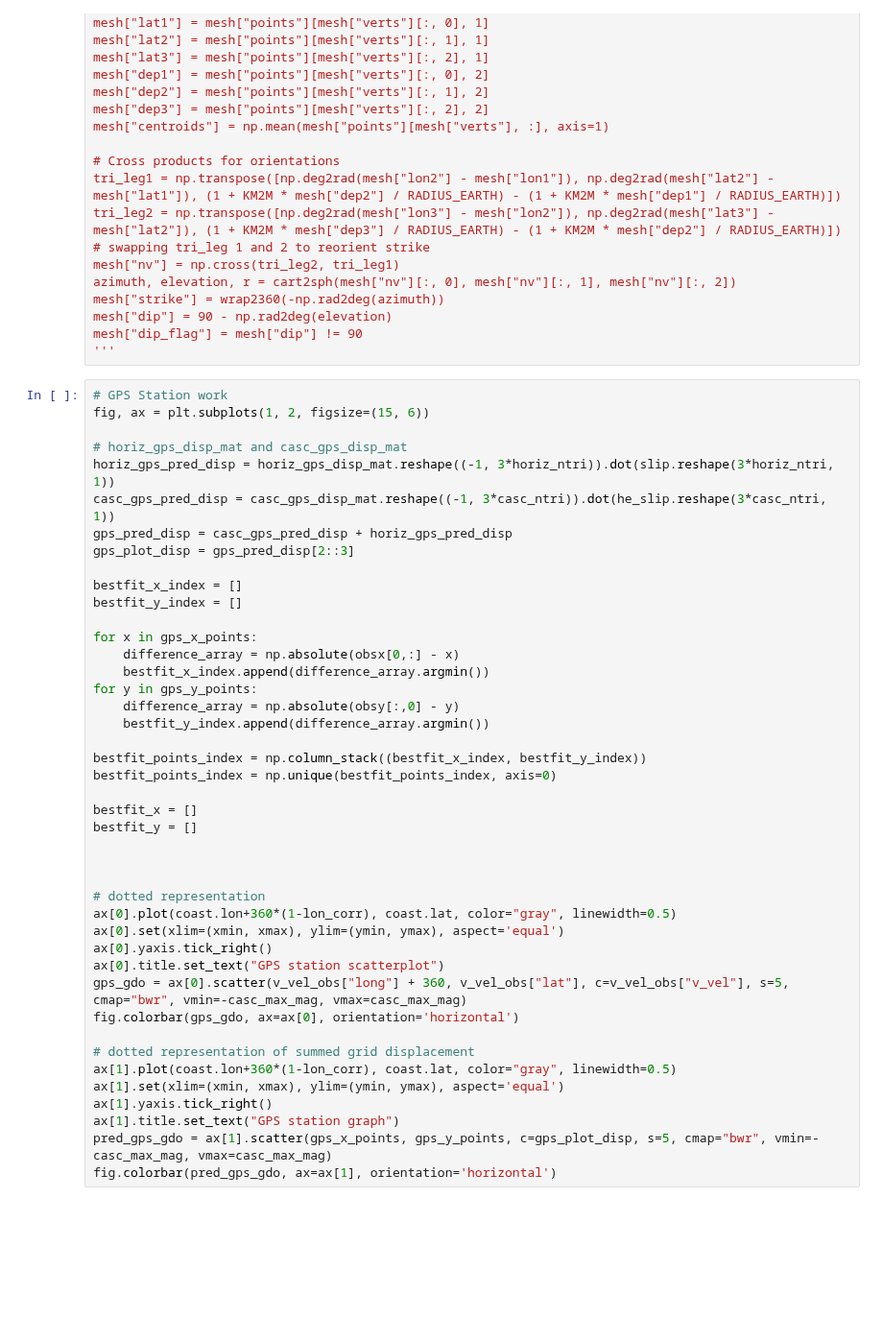
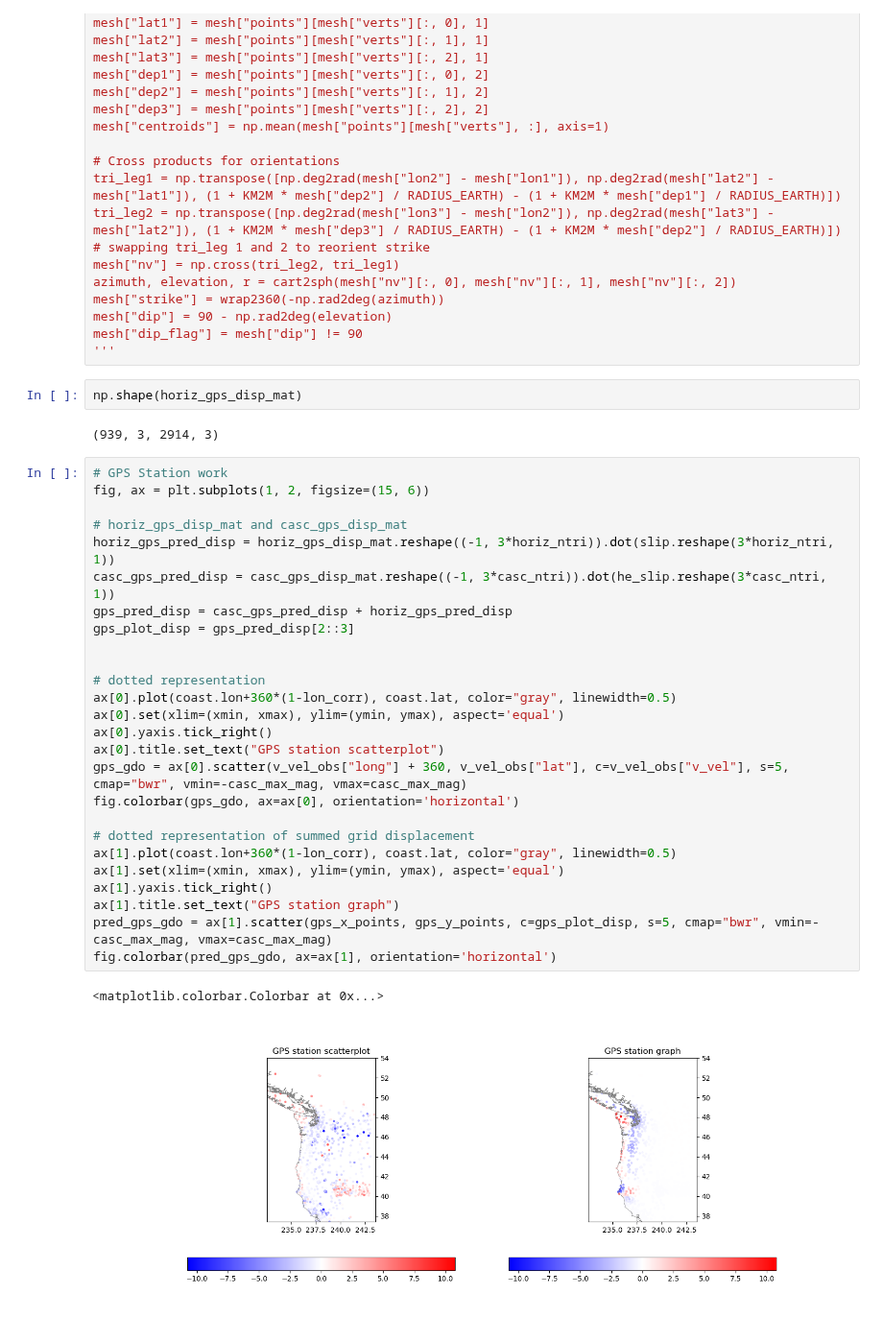
Before and after one commit to jazminemsjordan/fault_displacement, a Jupyter notebook: fault_displacement.ipynb, the cells around one changed output. Shown at 96% size. Saved outputs shown, nothing was run; the diff lists cells and outputs as text; blank space fills up the shorter version.

Commit message:
gps station points

```diff
--- a/fault_displacement.ipynb
+++ b/fault_displacement.ipynb
@@ -703,49 +737,39 @@ mesh["strike"] = wrap2360(-np.rad2deg(azimuth))
 mesh["dip"] = 90 - np.rad2deg(elevation)
 mesh["dip_flag"] = mesh["dip"] != 90
 '''
+# %%
+np.shape(horiz_gps_disp_mat)
+# %% [output]
+(939, 3, 2914, 3)
 # %%
 # GPS Station work
 fig, ax = plt.subplots(1, 2, figsize=(15, 6))
 
 # horiz_gps_disp_mat and casc_gps_disp_mat
 horiz_gps_pred_disp = horiz_gps_disp_mat.reshape((-1, 3*horiz_ntri)).dot(slip.reshape(3*horiz_ntri, 1))
 casc_gps_pred_disp = casc_gps_disp_mat.reshape((-1, 3*casc_ntri)).dot(he_slip.reshape(3*casc_ntri, 1))
 gps_pred_disp = casc_gps_pred_disp + horiz_gps_pred_disp
 gps_plot_disp = gps_pred_disp[2::3]
-
-bestfit_x_index = []
-bestfit_y_index = []
-
-for x in gps_x_points:
-    difference_array = np.absolute(obsx[0,:] - x)
-    bestfit_x_index.append(difference_array.argmin())
-for y in gps_y_points:
-    difference_array = np.absolute(obsy[:,0] - y)
-    bestfit_y_index.append(difference_array.argmin())
-
-bestfit_points_index = np.column_stack((bestfit_x_index, bestfit_y_index))
-bestfit_points_index = np.unique(bestfit_points_index, axis=0)
-
-bestfit_x = []
-bestfit_y = []
-
 
 
 # dotted representation
 ax[0].plot(coast.lon+360*(1-lon_corr), coast.lat, color="gray", linewidth=0.5)
 ax[0].set(xlim=(xmin, xmax), ylim=(ymin, ymax), aspect='equal')
 ax[0].yaxis.tick_right()
 ax[0].title.set_text("GPS station scatterplot")
 gps_gdo = ax[0].scatter(v_vel_obs["long"] + 360, v_vel_obs["lat"], c=v_vel_obs["v_vel"], s=5, cmap="bwr", vmin=-casc_max_mag, vmax=casc_max_mag)
 fig.colorbar(gps_gdo, ax=ax[0], orientation='horizontal')
 
 # dotted representation of summed grid displacement
 ax[1].plot(coast.lon+360*(1-lon_corr), coast.lat, color="gray", linewidth=0.5)
 ax[1].set(xlim=(xmin, xmax), ylim=(ymin, ymax), aspect='equal')
 ax[1].yaxis.tick_right()
 ax[1].title.set_text("GPS station graph")
 pred_gps_gdo = ax[1].scatter(gps_x_points, gps_y_points, c=gps_plot_disp, s=5, cmap="bwr", vmin=-casc_max_mag, vmax=casc_max_mag)
 fig.colorbar(pred_gps_gdo, ax=ax[1], orientation='horizontal')
+# %% [output]
+<matplotlib.colorbar.Colorbar at 0x...>
+[figure, added]
 # %% [markdown]
 ## Next Steps
 
```
Also changed, not shown: parts of 11 cells of this notebook.
